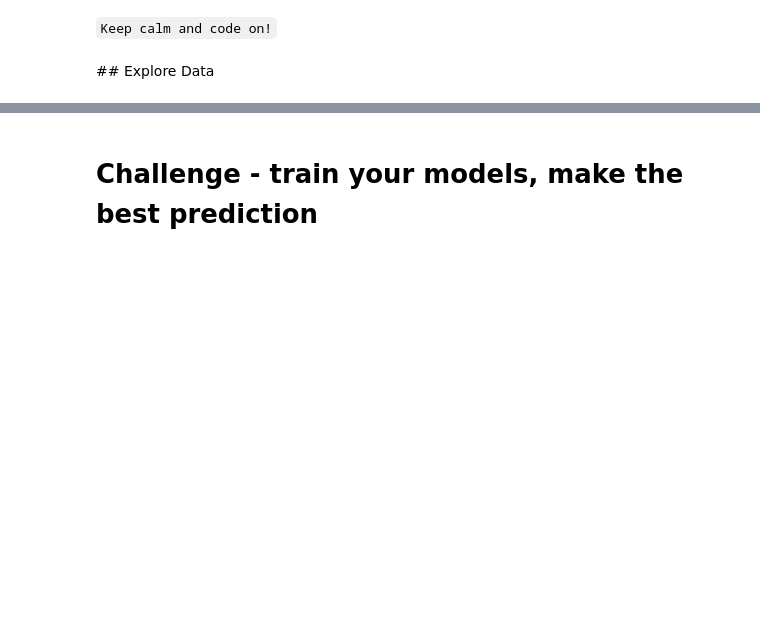
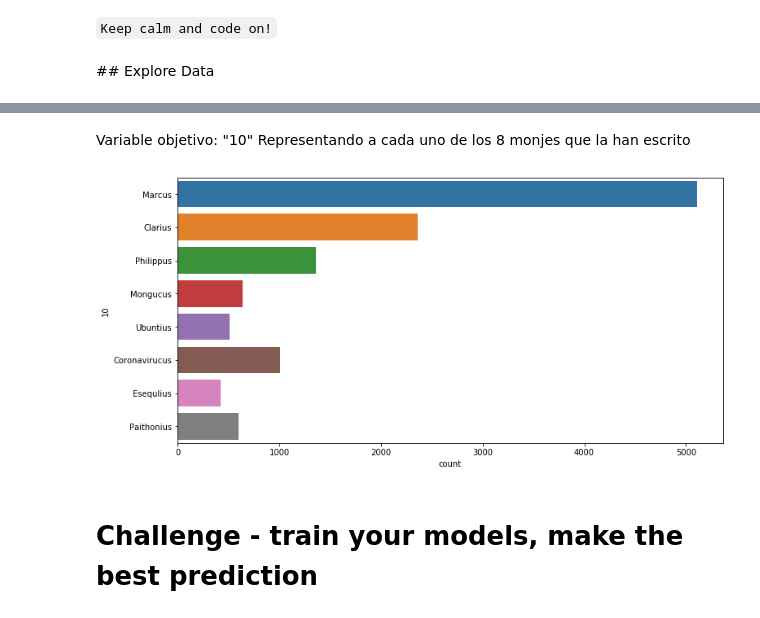
Before and after one commit to Ironhack-Data-Madrid-Febrero-2021/lab-avila-bible, a Jupyter notebook: your-code/main.ipynb, the cells around one changed output, grey strips where cells are left out. Saved outputs shown, nothing was run; the diff lists cells and outputs as text; code cells hidden in the pictures; blank space fills up the shorter version.

```diff
--- a/your-code/main.ipynb
+++ b/your-code/main.ipynb
@@ -62,3 +81,12 @@ data.shape
+# %% [markdown]
+Variable objetivo: "10"
+Representando a cada uno de los 8 monjes que la han escrito
+# %%
+# Visualización de las categorías de la variable objetivo
+plt.figure(figsize = (12,6))
+sns.countplot(y = data['10']);
+# %% [output]
+[figure, added]
 # %% [markdown]
 # Challenge - train your models, make the best prediction
 # %% [markdown]
```
Also changed, not shown: parts of 11 cells of this notebook.
